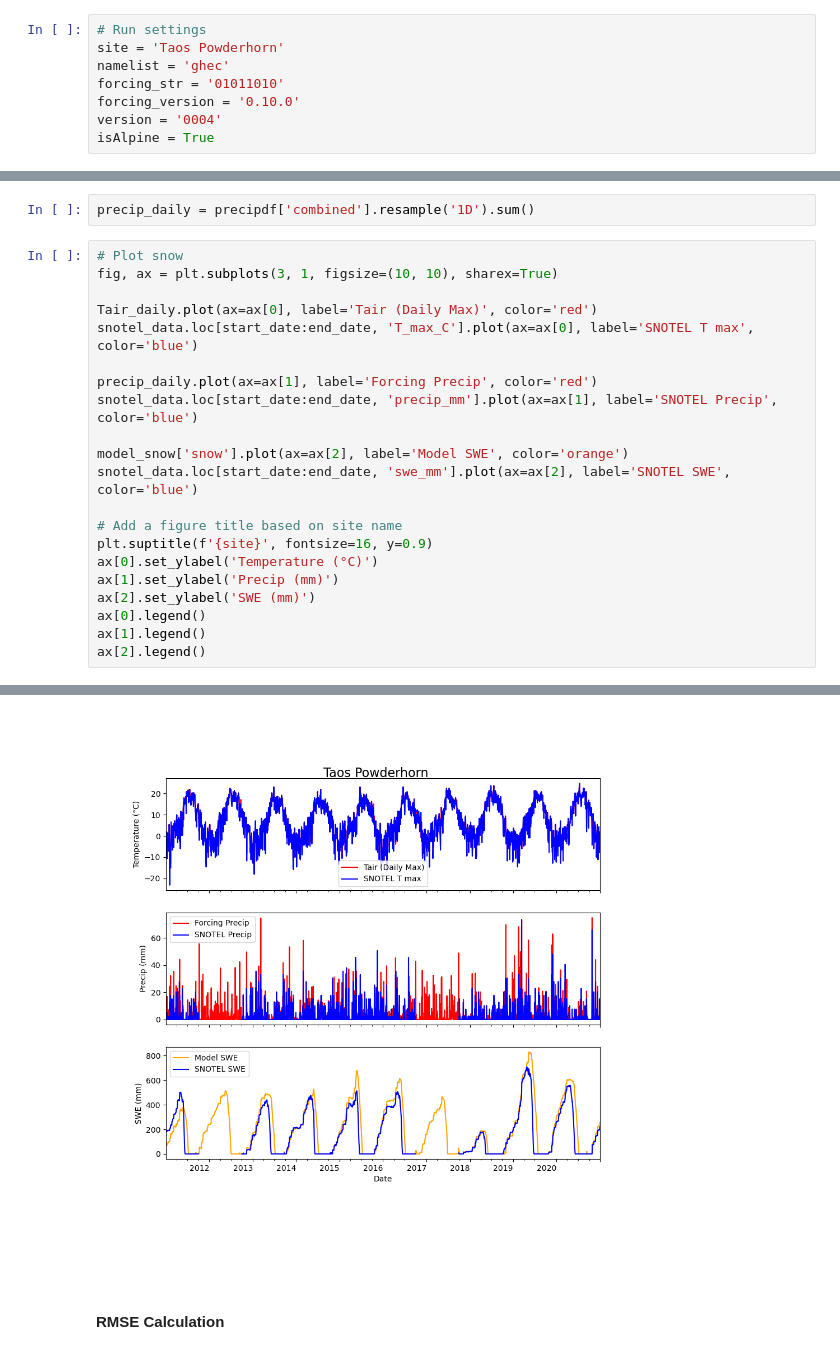
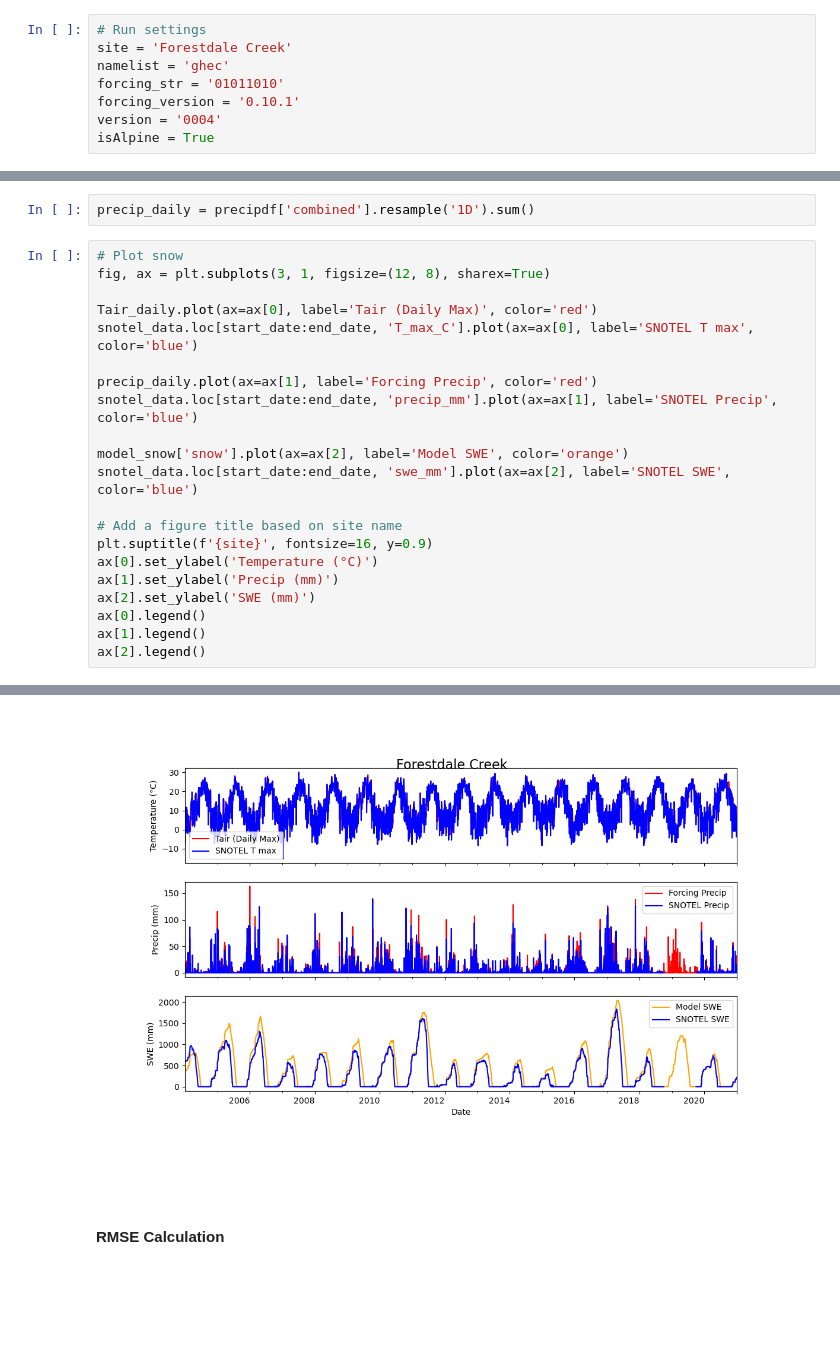
Before and after one commit to chrisrycx/lm4px_data_analysis, a Jupyter notebook: output_analysis/interactive/OutputAnalysis.ipynb, the cells around one changed output, grey strips where cells are left out. Saved outputs shown, nothing was run; the diff lists cells and outputs as text; blank space fills up the shorter version.

```diff
--- a/output_analysis/interactive/OutputAnalysis.ipynb
+++ b/output_analysis/interactive/OutputAnalysis.ipynb
@@ -3,10 +3,10 @@
 Use this notebook for initial assessment of model output and development of automated analysis scripts.
 # %%
 # Run settings
-site = 'Taos Powderhorn'
+site = 'Forestdale Creek'
 namelist = 'ghec'
 forcing_str = '01011010'
-forcing_version = '0.10.0'
+forcing_version = '0.10.1'
 version = '0004'
 isAlpine = True
 # %%
@@ -101,28 +101,28 @@ precipdf['combined'] = (precipdf['snowf'] + precipdf['rainf'])*3600 #Convert to
 precip_daily = precipdf['combined'].resample('1D').sum()
 # %%
 # Plot snow
-fig, ax = plt.subplots(3, 1, figsize=(10, 10), sharex=True)
+fig, ax = plt.subplots(3, 1, figsize=(12, 8), sharex=True)
 
 Tair_daily.plot(ax=ax[0], label='Tair (Daily Max)', color='red')
 snotel_data.loc[start_date:end_date, 'T_max_C'].plot(ax=ax[0], label='SNOTEL T max', color='blue')
 
 precip_daily.plot(ax=ax[1], label='Forcing Precip', color='red')
 snotel_data.loc[start_date:end_date, 'precip_mm'].plot(ax=ax[1], label='SNOTEL Precip', color='blue')
 
 model_snow['snow'].plot(ax=ax[2], label='Model SWE', color='orange')
 snotel_data.loc[start_date:end_date, 'swe_mm'].plot(ax=ax[2], label='SNOTEL SWE', color='blue')
 
 # Add a figure title based on site name
 plt.suptitle(f'{site}', fontsize=16, y=0.9)
 ax[0].set_ylabel('Temperature (°C)')
 ax[1].set_ylabel('Precip (mm)')
 ax[2].set_ylabel('SWE (mm)')
 ax[0].legend()
 ax[1].legend()
 ax[2].legend()
 # %% [output]
 <matplotlib.legend.Legend at 0x...>
-[figure, old version]
+[figure, new version]
 # %% [markdown]
 #### RMSE Calculation
 # %%
```
Also changed, not shown: parts of 3 cells of this notebook, 3 other files.
